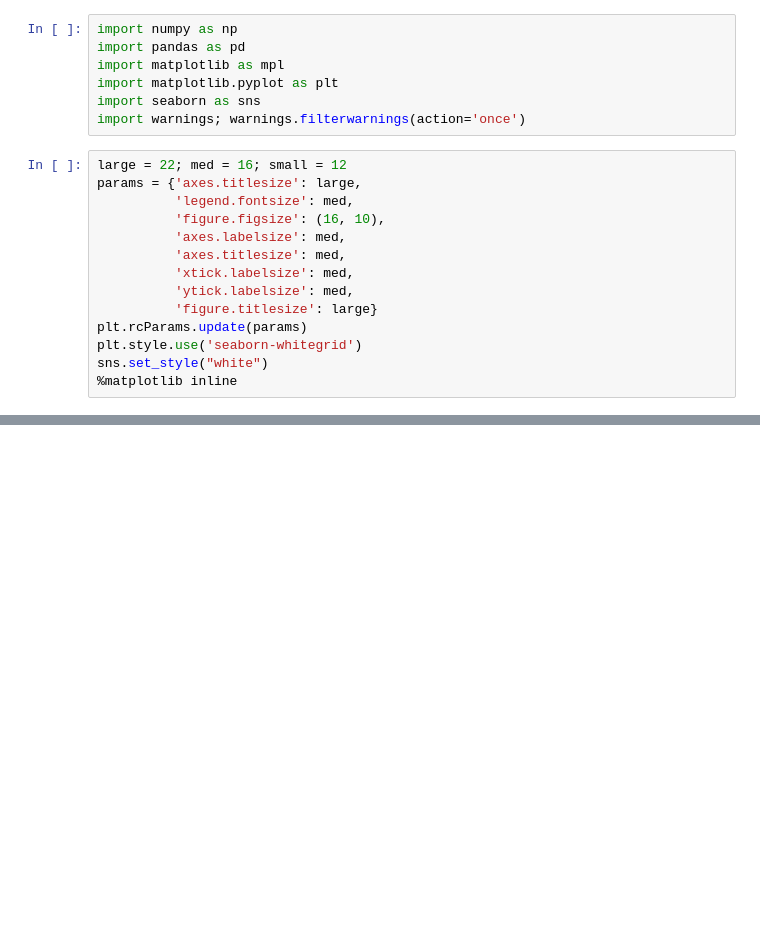
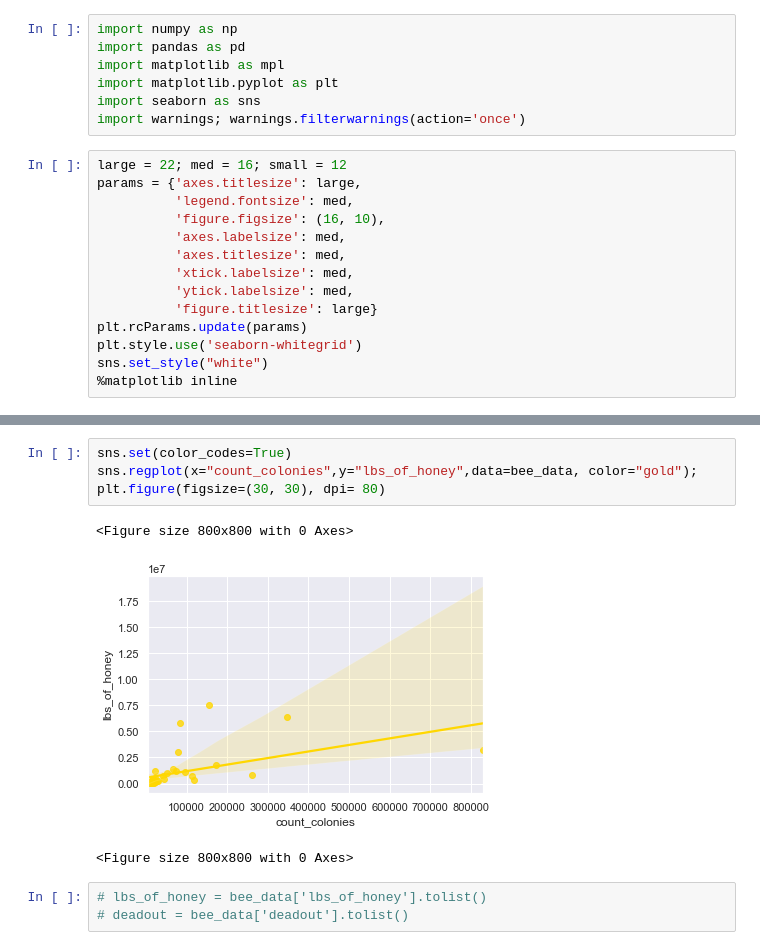
Before and after one commit to gamem001/bees_machine_learning, a Jupyter notebook: machine_learning/plots_testing_correlation.ipynb, the cells around one changed output, grey strips where cells are left out. Cells and saved outputs as stored; diff of their text form; blank space fills up the shorter version.

```diff
--- a/machine_learning/plots_testing_correlation.ipynb
+++ b/machine_learning/plots_testing_correlation.ipynb
@@ -38,0 +66,11 @@ plt.show()
+# %%
+sns.set(color_codes=True)
+sns.regplot(x="count_colonies",y="lbs_of_honey",data=bee_data, color="gold");
+plt.figure(figsize=(30, 30), dpi= 80)
+# %% [output]
+<Figure size 800x800 with 0 Axes>
+[figure, added]
+<Figure size 800x800 with 0 Axes>
+# %%
+# lbs_of_honey = bee_data['lbs_of_honey'].tolist()
+# deadout = bee_data['deadout'].tolist()
```
Also changed, not shown: parts of 12 cells of this notebook, 19 other files.
